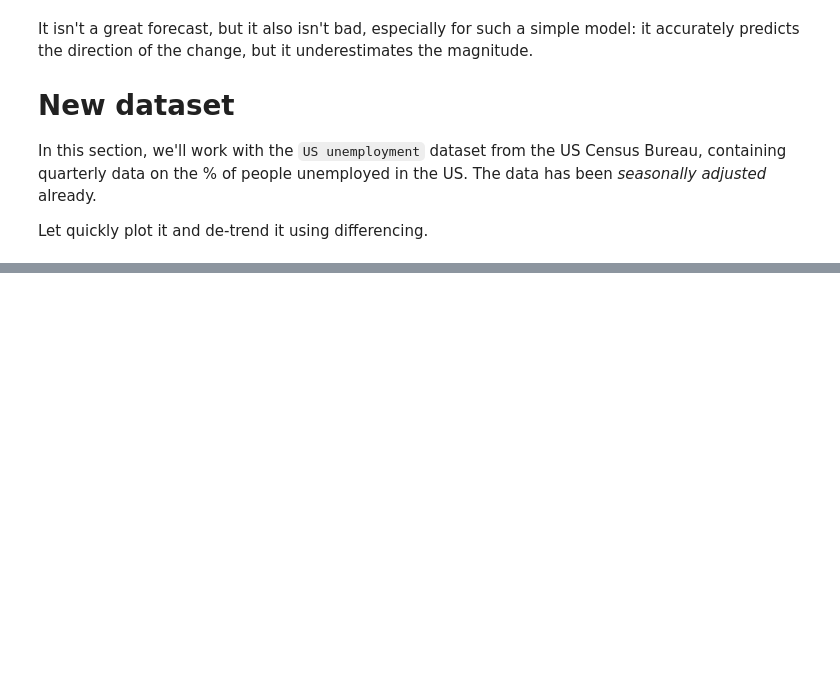
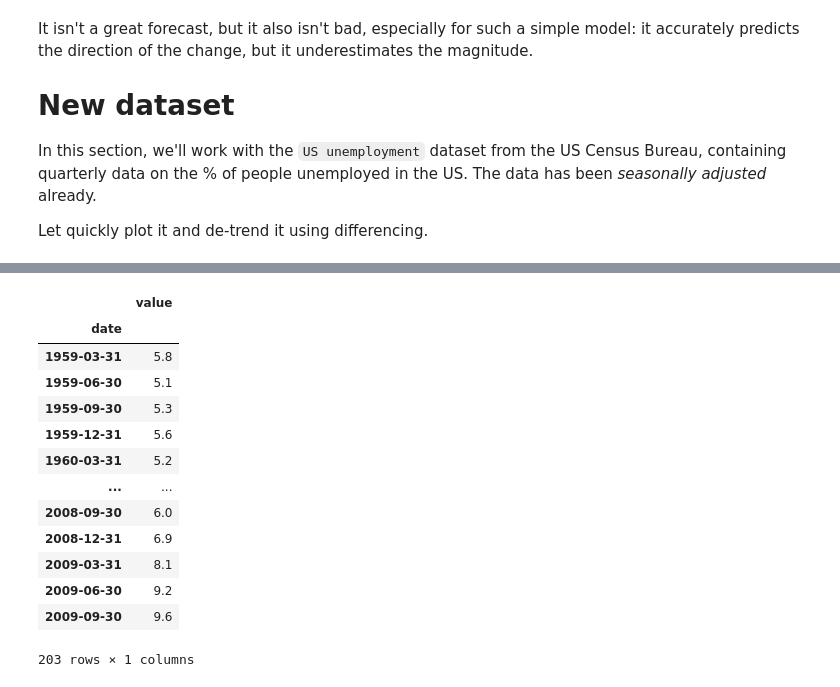
Before and after one commit to jazaineam1/Diplomado_ucentral_ME, a Jupyter notebook: Cuadernos/diplomado_series_tiempo.ipynb, the cells around one changed output, grey strips where cells are left out. Saved outputs shown, nothing was run; the diff lists cells and outputs as text; code cells hidden in the pictures; blank space fills up the shorter version.

```diff
--- a/Cuadernos/diplomado_series_tiempo.ipynb
+++ b/Cuadernos/diplomado_series_tiempo.ipynb
@@ -990,0 +982,17 @@ result.plot_predict(start="2006-03-31", end="2011-03-31")
+# %%
+unemployment
+# %% [output]
+|  | value |
+| date |  |
+| 1959-03-31 | 5.8 |
+| 1959-06-30 | 5.1 |
+| 1959-09-30 | 5.3 |
+| 1959-12-31 | 5.6 |
+| 1960-03-31 | 5.2 |
+| ... | ... |
+| 2008-09-30 | 6.0 |
+| 2008-12-31 | 6.9 |
+| 2009-03-31 | 8.1 |
+| 2009-06-30 | 9.2 |
+| 2009-09-30 | 9.6 |
+203 rows × 1 columns
```
Also changed, not shown: parts of 6 cells of this notebook.
